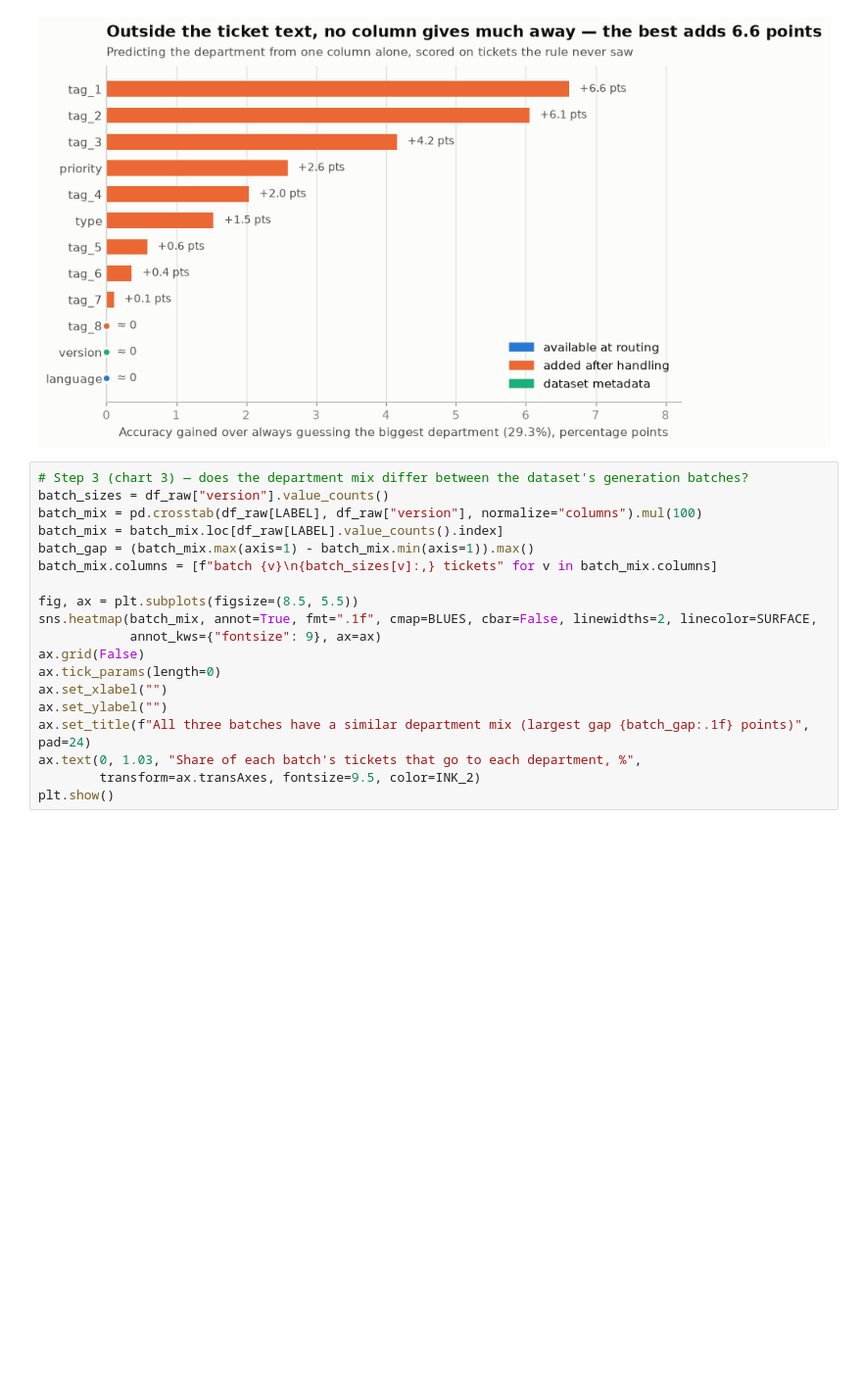
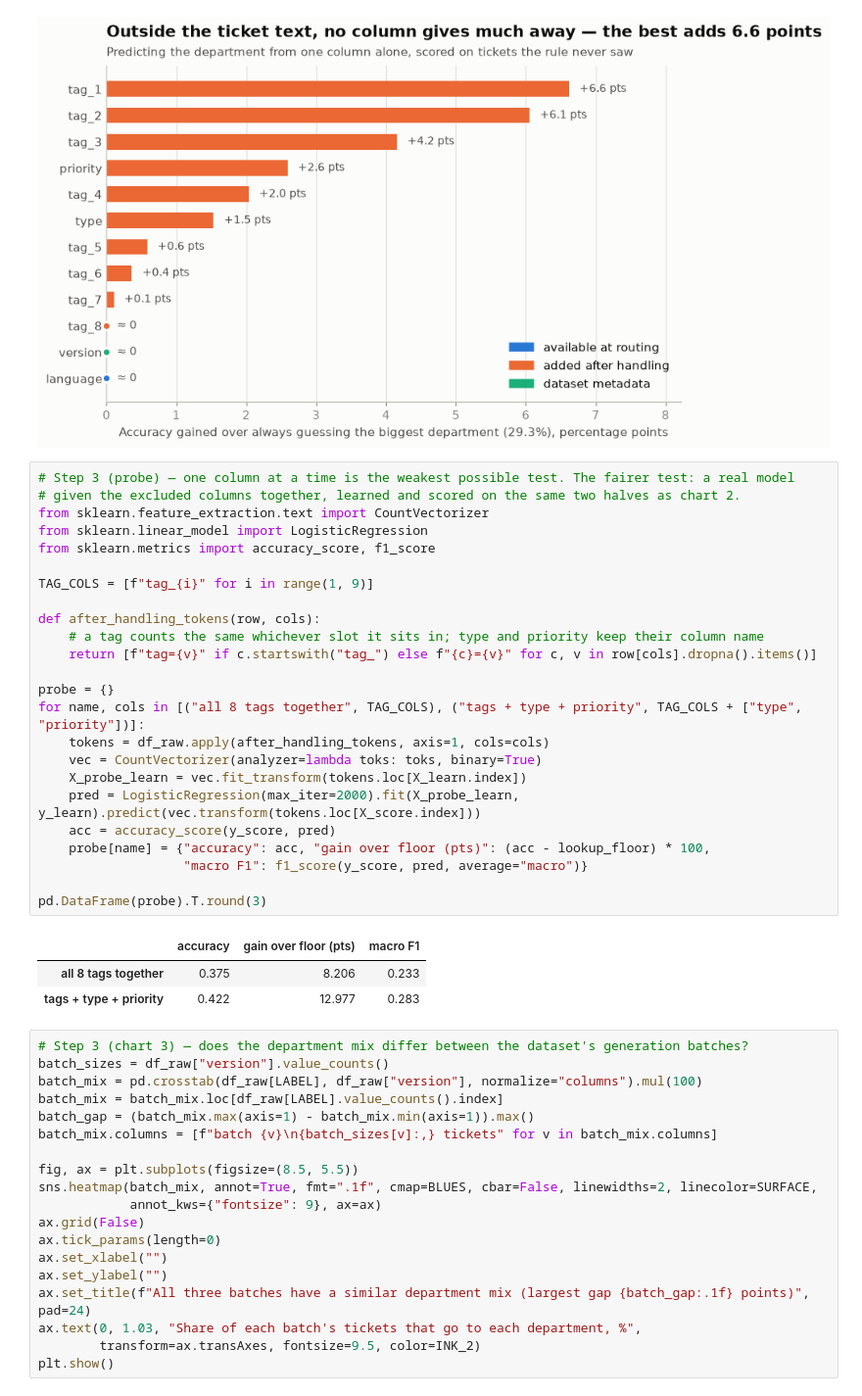
Before and after one commit to karthikiyer365/Live, a Jupyter notebook: topic-classification/department_classifier_pipeline.ipynb, the cells around one changed output. Shown at 98% size. Cells and saved outputs as stored; diff of their text form; blank space fills up the shorter version.

```diff
--- a/topic-classification/department_classifier_pipeline.ipynb
+++ b/topic-classification/department_classifier_pipeline.ipynb
@@ -315,6 +320,34 @@ ax.legend(handles=[Patch(color=c, label=r) for r, c in ROLE_COLORS.items() if r
 plt.show()
 # %% [output]
 [figure]
+# %%
+# Step 3 (probe) — one column at a time is the weakest possible test. The fairer test: a real model
+# given the excluded columns together, learned and scored on the same two halves as chart 2.
+from sklearn.feature_extraction.text import CountVectorizer
+from sklearn.linear_model import LogisticRegression
+from sklearn.metrics import accuracy_score, f1_score
+
+TAG_COLS = [f"tag_{i}" for i in range(1, 9)]
+
+def after_handling_tokens(row, cols):
+    # a tag counts the same whichever slot it sits in; type and priority keep their column name
+    return [f"tag={v}" if c.startswith("tag_") else f"{c}={v}" for c, v in row[cols].dropna().items()]
+
+probe = {}
+for name, cols in [("all 8 tags together", TAG_COLS), ("tags + type + priority", TAG_COLS + ["type", "priority"])]:
+    tokens = df_raw.apply(after_handling_tokens, axis=1, cols=cols)
+    vec = CountVectorizer(analyzer=lambda toks: toks, binary=True)
+    X_probe_learn = vec.fit_transform(tokens.loc[X_learn.index])
+    pred = LogisticRegression(max_iter=2000).fit(X_probe_learn, y_learn).predict(vec.transform(tokens.loc[X_score.index]))
+    acc = accuracy_score(y_score, pred)
+    probe[name] = {"accuracy": acc, "gain over floor (pts)": (acc - lookup_floor) * 100,
+                   "macro F1": f1_score(y_score, pred, average="macro")}
+
+pd.DataFrame(probe).T.round(3)
+# %% [output]
+|  | accuracy | gain over floor (pts) | macro F1 |
+| all 8 tags together | 0.375 | 8.206 | 0.233 |
+| tags + type + priority | 0.422 | 12.977 | 0.283 |
 # %%
 # Step 3 (chart 3) — does the department mix differ between the dataset's generation batches?
 batch_sizes = df_raw["version"].value_counts()
```
Also changed, not shown: parts of 8 cells of this notebook.
